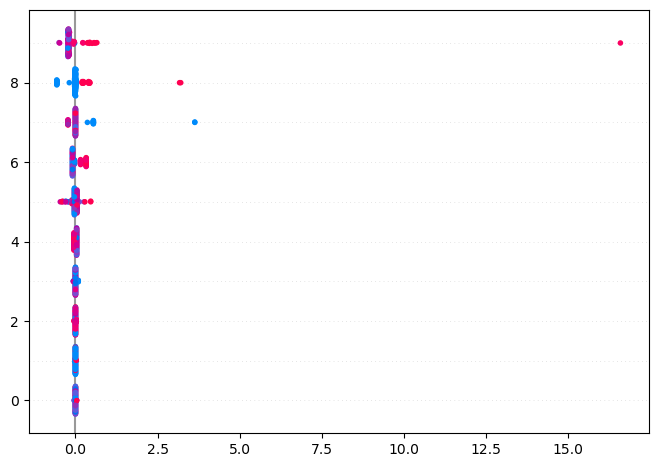
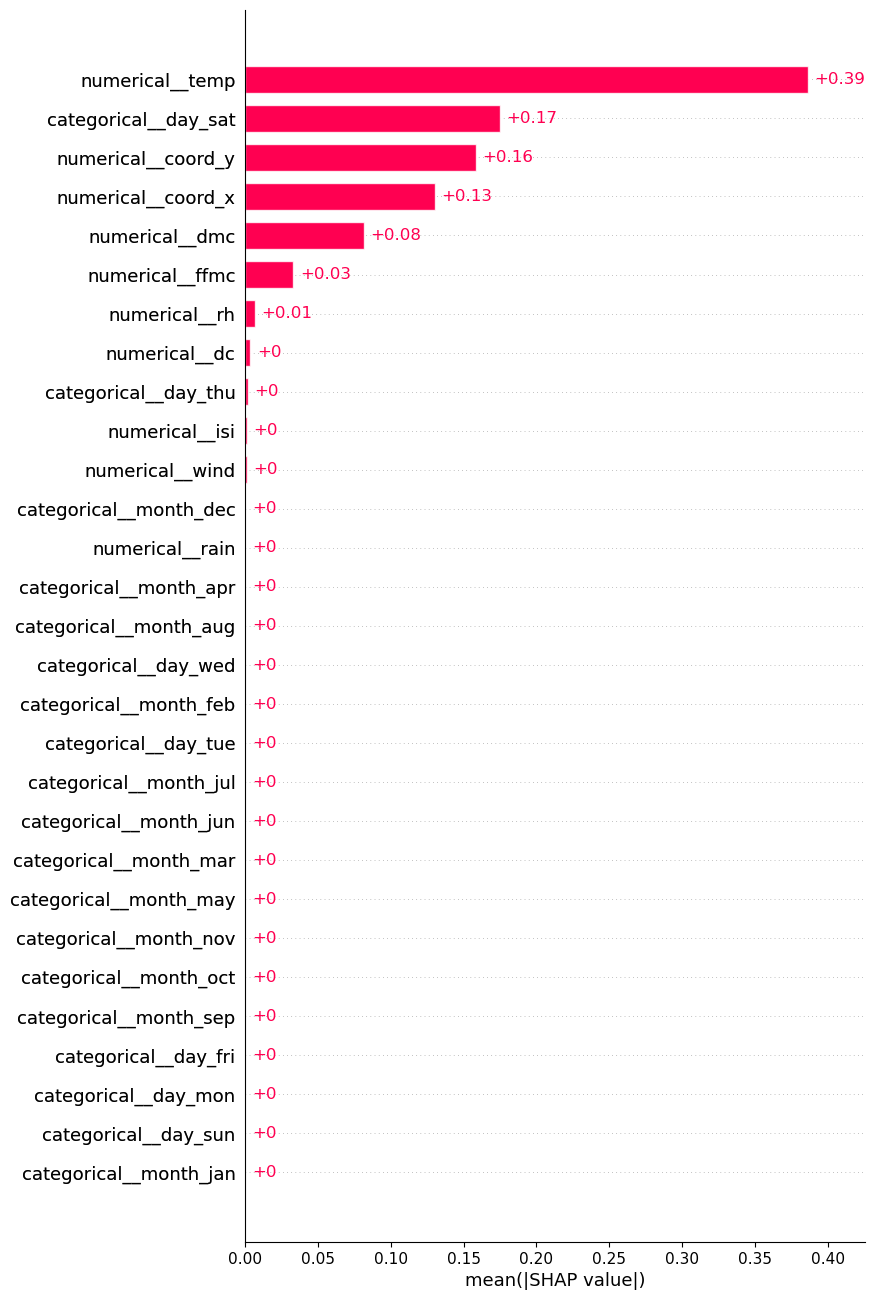
The notebook cell's code change between the first figure and the second:
--- before
+++ after
@@ -1,3 +1,3 @@
 shap.plots.waterfall(shap_values[1], max_display=10)
-shap.plots.bar(shap_values, max_display=10)
-shap.plots.beeswarm(shap_values)
+shap.plots.bar(shap_values, max_display=30)
+# shap.plots.beeswarm(shap_values)

Commit: Update assignment_2.ipynb